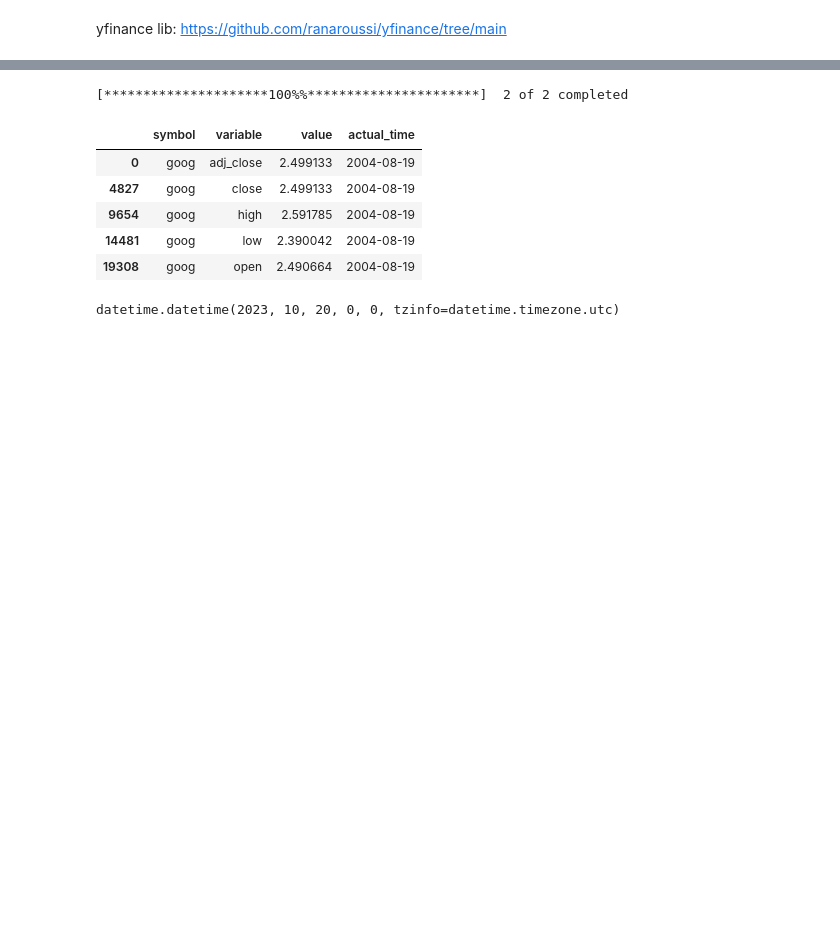
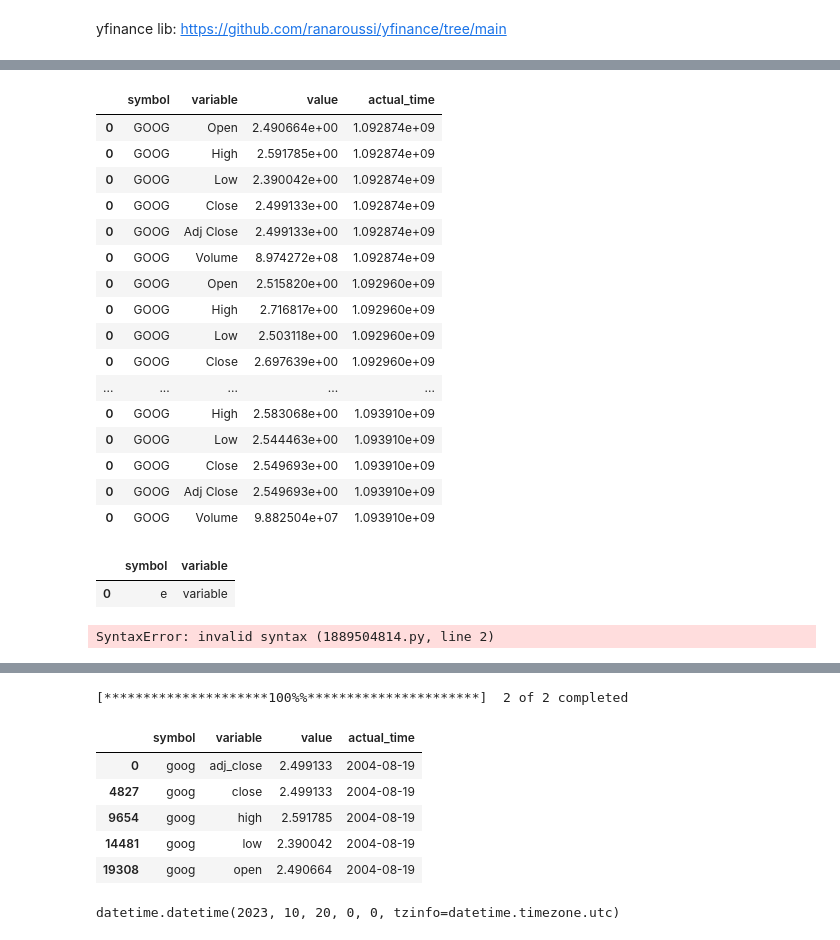
Before and after one commit to jtviegas/nihao, a Jupyter notebook: notebooks/fetcher.ipynb, the cells around one changed output, grey strips where cells are left out. Drawn from its saved outputs; the diff is of its cells as text; code cells hidden in the pictures; blank space fills up the shorter version.

```diff
--- a/notebooks/fetcher.ipynb
+++ b/notebooks/fetcher.ipynb
@@ -32,3 +29,9 @@ from typing import Tuple
 from datetime import datetime, timezone
 import matplotlib.pyplot as plt
 import yfinance as yf
+# %%
+symbols = ["GOOG"]
+start = None
+end = None
+market_data = yf.download(",".join(symbols), start=start, end=end, interval="1d")
+market_data.head()
@@ -34,0 +47,38 @@ import yfinance as yf
+# %%
+
+
+result = pd.DataFrame(columns=["symbol", "variable", "value", "actual_time"])
+
+multiple_symbols: bool = 1 < len(symbols)
+for key, val in market_data.head(9).to_dict().items():
+    if multiple_symbols:
+        variable, symbol = key
+    else:
+        variable = key
+        symbol = symbols[0]
+
+    for ts, num in val.items():
+        if not pd.isnull(num):
+            entry = pd.DataFrame({"symbol": symbol, "variable": [variable], "value": [num], "actual_time": [ts.timestamp()]})
+            result = pd.concat([result, entry])
+
+result = result.sort_values(by=["actual_time", "symbol"])
+result
+# %% [output]
+|  | symbol | variable | value | actual_time |
+| 0 | GOOG | Open | 2.490664e+00 | 1.092874e+09 |
+| 0 | GOOG | High | 2.591785e+00 | 1.092874e+09 |
+| 0 | GOOG | Low | 2.390042e+00 | 1.092874e+09 |
+| 0 | GOOG | Close | 2.499133e+00 | 1.092874e+09 |
+| 0 | GOOG | Adj Close | 2.499133e+00 | 1.092874e+09 |
+| 0 | GOOG | Volume | 8.974272e+08 | 1.092874e+09 |
+| 0 | GOOG | Open | 2.515820e+00 | 1.092960e+09 |
+| 0 | GOOG | High | 2.716817e+00 | 1.092960e+09 |
+| 0 | GOOG | Low | 2.503118e+00 | 1.092960e+09 |
+| 0 | GOOG | Close | 2.697639e+00 | 1.092960e+09 |
+| ... | ... | ... | ... | ... |
+| 0 | GOOG | High | 2.583068e+00 | 1.093910e+09 |
+| 0 | GOOG | Low | 2.544463e+00 | 1.093910e+09 |
+| 0 | GOOG | Close | 2.549693e+00 | 1.093910e+09 |
+| 0 | GOOG | Adj Close | 2.549693e+00 | 1.093910e+09 |
+| 0 | GOOG | Volume | 9.882504e+07 | 1.093910e+09 |
@@ -34,0 +88,18 @@ import yfinance as yf
+# %%
+entry = pd.DataFrame({"symbol": ["e"], "variable": ["variable"]})
+entry.head()
+# %% [output]
+|  | symbol | variable |
+| 0 | e | variable |
+# %%
+df = pd.DataFrame(
+                  {'Open': {Timestamp('2004-08-19 00:00:00'), Timestamp('2004-08-20 00:00:00'): 2.515820026397705, Timestamp('2004-08-23 00:00:00'): 2.758410930633545, Timestamp('2004-08-24 00:00:00'): 2.7706151008605957, Timestamp('2004-08-25 00:00:00'): 2.614201068878174},
+                   'High': {Timestamp('2004-08-19 00:00:00'): 2.591784954071045, Timestamp('2004-08-20 00:00:00'): 2.7168169021606445, Timestamp('2004-08-23 00:00:00'): 2.8264060020446777, Timestamp('2004-08-24 00:00:00'): 2.779581069946289, Timestamp('2004-08-25 00:00:00'): 2.689918041229248},
+                   'Low': {Timestamp('2004-08-19 00:00:00'): 2.3900420665740967, Timestamp('2004-08-20 00:00:00'): 2.5031180381774902, Timestamp('2004-08-23 00:00:00'): 2.7160699367523193, Timestamp('2004-08-24 00:00:00'): 2.5795810222625732, Timestamp('2004-08-25 00:00:00'): 2.5873019695281982},
+                   'Close': {Timestamp('2004-08-19 00:00:00'): 2.4991331100463867, Timestamp('2004-08-20 00:00:00'): 2.697638988494873, Timestamp('2004-08-23 00:00:00'): 2.7247869968414307, Timestamp('2004-08-24 00:00:00'): 2.611959934234619, Timestamp('2004-08-25 00:00:00'): 2.640104055404663},
+                   'Adj Close': {Timestamp('2004-08-19 00:00:00'): 2.4991331100463867, Timestamp('2004-08-20 00:00:00'): 2.697638988494873, Timestamp('2004-08-23 00:00:00'): 2.7247869968414307, Timestamp('2004-08-24 00:00:00'): 2.611959934234619, Timestamp('2004-08-25 00:00:00'): 2.640104055404663},
+                   'Volume': {Timestamp('2004-08-19 00:00:00'): 897427216, Timestamp('2004-08-20 00:00:00'): 458857488, Timestamp('2004-08-23 00:00:00'): 366857939, Timestamp('2004-08-24 00:00:00'): 306396159, Timestamp('2004-08-25 00:00:00'): 184645512}
+                   }
+    )
+# %% [output]
+SyntaxError: invalid syntax (1889504814.py, line 2)
```
Also changed, not shown: parts of 15 cells of this notebook, 15 other files.
